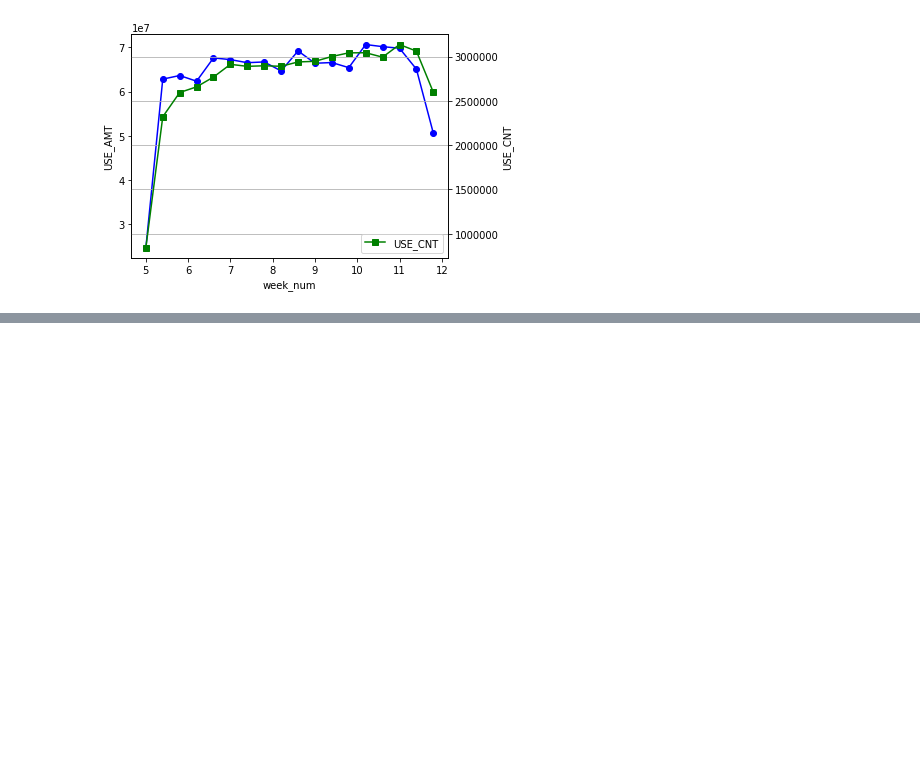
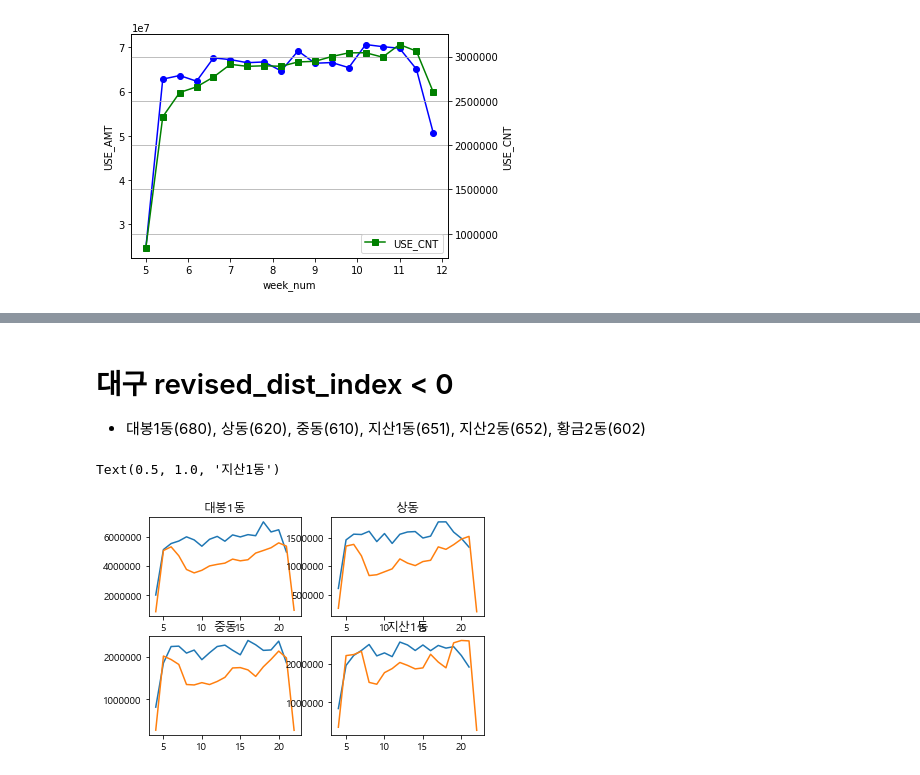
Before and after one commit to SeoroMin/dacon_jejucard, a Jupyter notebook: sangmin/card_flow.ipynb, the cells around one changed output, grey strips where cells are left out. Saved outputs shown, nothing was run; the diff lists cells and outputs as text; code cells hidden in the pictures; blank space fills up the shorter version.

```diff
--- a/sangmin/card_flow.ipynb
+++ b/sangmin/card_flow.ipynb
@@ -278,0 +362,34 @@ Text(0.5, 1.0, 'subplot 4: 월계1동')
+# %% [markdown]
+# 대구 revised_dist_index < 0
+- 대봉1동(680), 상동(620), 중동(610), 지산1동(651), 지산2동(652), 황금2동(602)
+# %%
+plt.subplot(2,2,1)
+x = card_2019_flow.loc[680].index
+y1 = card_2019_flow.loc[680]['USE_AMT']
+y2 = card_2020_flow.loc[680]['USE_AMT']
+plt.plot(x,y1,y2)
+plt.title("대봉1동")
+
+plt.subplot(2,2,2)
+x = card_2019_flow.loc[620].index
+y1 = card_2019_flow.loc[620]['USE_AMT']
+y2 = card_2020_flow.loc[620]['USE_AMT']
+plt.plot(x,y1,y2)
+plt.title("상동")
+
+plt.subplot(2,2,3)
+x = card_2019_flow.loc[610].index
+y1 = card_2019_flow.loc[610]['USE_AMT']
+y2 = card_2020_flow.loc[610]['USE_AMT']
+plt.plot(x,y1,y2)
+plt.title("중동")
+
+plt.subplot(2,2,4)
+x = card_2019_flow.loc[651].index
+y1 = card_2019_flow.loc[651]['USE_AMT']
+y2 = card_2020_flow.loc[651]['USE_AMT']
+plt.plot(x,y1,y2)
+plt.title("지산1동")
+# %% [output]
+Text(0.5, 1.0, '지산1동')
+[figure, added]
```
Also changed, not shown: parts of 16 cells of this notebook.
